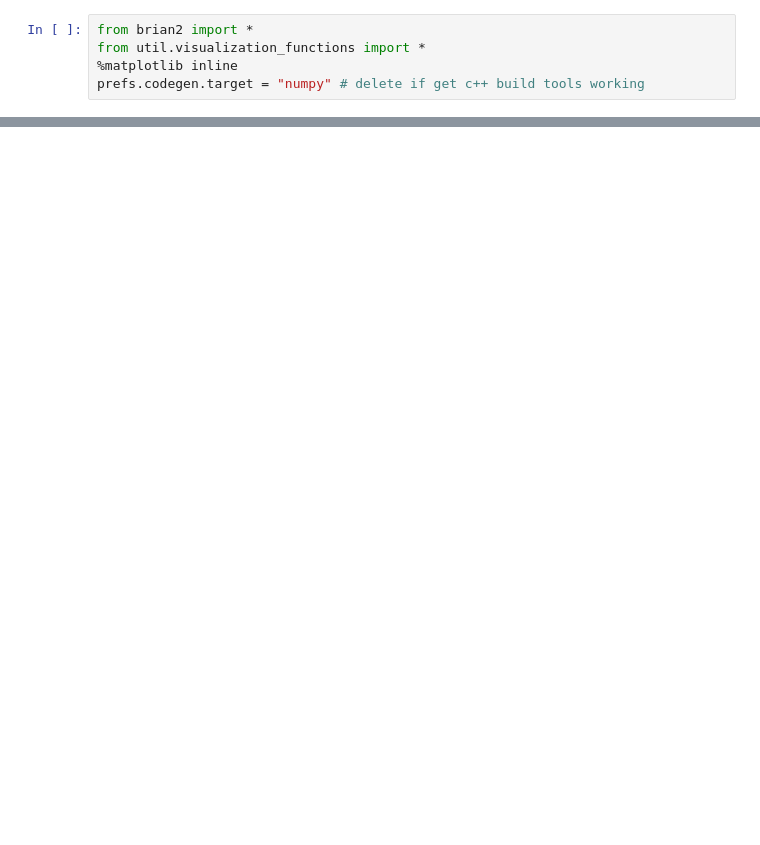
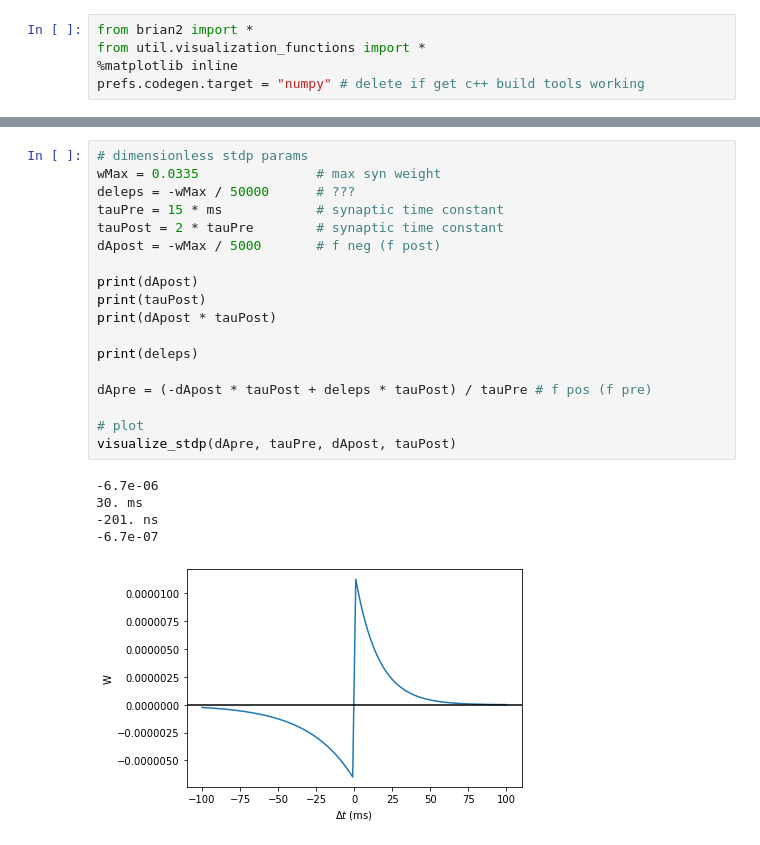
Before and after one commit to briardoty/ocker-stdp-motifs, a Jupyter notebook: brian2_playground.ipynb, the cells around one changed output, grey strips where cells are left out. Drawn from its saved outputs; the diff is of its cells as text; blank space fills up the shorter version.

```diff
--- a/brian2_playground.ipynb
+++ b/brian2_playground.ipynb
@@ -32,3 +32,27 @@ NameError: name 'ms' is not defined
+# %%
+# dimensionless stdp params
+wMax = 0.0335               # max syn weight
+deleps = -wMax / 50000      # ???
+tauPre = 15 * ms            # synaptic time constant
+tauPost = 2 * tauPre        # synaptic time constant
+dApost = -wMax / 5000       # f neg (f post)
+
+print(dApost)
+print(tauPost)
+print(dApost * tauPost)
+
+print(deleps)
+
+dApre = (-dApost * tauPost + deleps * tauPost) / tauPre # f pos (f pre)
+
+# plot
+visualize_stdp(dApre, tauPre, dApost, tauPost)
+# %% [output]
+-6.7e-06
+30. ms
+-201. ns
+-6.7e-07
+[figure, added]
 # %%
 # trying to recreate the simulation used in Ocker 2015
 
```
Also changed, not shown: parts of 5 cells of this notebook, 1 other file.
